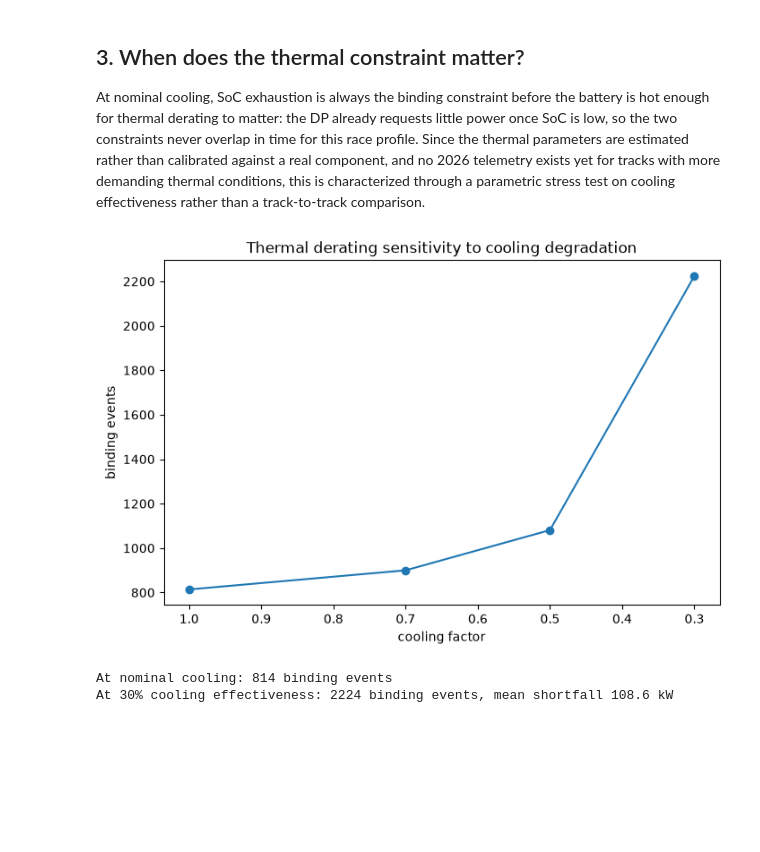
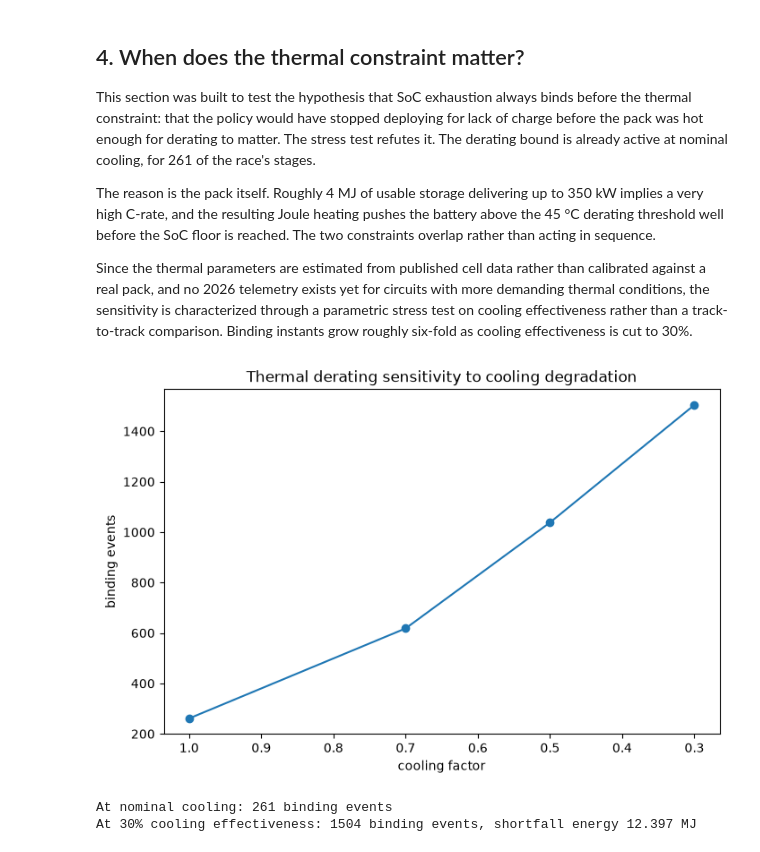
Before and after one commit to tommasoandina1/thermal-aware-ems-f1, a Jupyter notebook: controller/Summary_of_Results.ipynb, the cells around one changed output. Cells and saved outputs as stored; diff of their text form; code cells hidden in the pictures; blank space fills up the shorter version.

```diff
--- a/controller/Summary_of_Results.ipynb
+++ b/controller/Summary_of_Results.ipynb
@@ -15,8 +25,8 @@ a thermal stress test in one notebook is impractical).
 import numpy as np
 import matplotlib.pyplot as plt
 
-multi_lap = np.load('/app/data/results/multi_lap_comparison.npz')
-thermal = np.load('/app/data/results/thermal_analysis.npz')
+multi_lap = np.load('data/results/multi_lap_comparison.npz')
+thermal = np.load('data/results/thermal_analysis.npz')
 
 t = multi_lap['t']
 N_lap = multi_lap['N_lap']
@@ -114,27 +218,36 @@ adjusted to match the original expectation.
 # %% [markdown]
-## 3. When does the thermal constraint matter?
+## 4. When does the thermal constraint matter?
 
-At nominal cooling, SoC exhaustion is always the binding constraint before the battery is hot
-enough for thermal derating to matter: the DP already requests little power once SoC is low,
-so the two constraints never overlap in time for this race profile. Since the thermal
-parameters are estimated rather than calibrated against a real component, and no 2026
-telemetry exists yet for tracks with more demanding thermal conditions, this is characterized
-through a parametric stress test on cooling effectiveness rather than a track-to-track
-comparison.
+This section was built to test the hypothesis that SoC exhaustion always binds before the
+thermal constraint: that the policy would have stopped deploying for lack of charge before
+the pack was hot enough for derating to matter. The stress test refutes it. The derating
+bound is already active at nominal cooling, for 261 of the race's stages.
+
+The reason is the pack itself. Roughly 4 MJ of usable storage delivering up to 350 kW implies
+a very high C-rate, and the resulting Joule heating pushes the battery above the 45 °C
+derating threshold well before the SoC floor is reached. The two constraints overlap rather
+than acting in sequence.
+
+Since the thermal parameters are estimated from published cell data rather than calibrated
+against a real pack, and no 2026 telemetry exists yet for circuits with more demanding
+thermal conditions, the sensitivity is characterized through a parametric stress test on
+cooling effectiveness rather than a track-to-track comparison. Binding instants grow roughly
+six-fold as cooling effectiveness is cut to 30%.
 # %%
 plt.figure(figsize=(8, 5))
 plt.plot(thermal['cfs'], thermal['binding_counts'], 'o-')
 plt.xlabel('cooling factor')
 plt.ylabel('binding events')
 plt.title('Thermal derating sensitivity to cooling degradation')
 plt.gca().invert_xaxis()
 plt.show()
 
-print(f"At nominal cooling: {thermal['binding_counts'][0]:.0f} binding events")
-print(f"At 30% cooling effectiveness: {thermal['binding_counts'][-1]:.0f} binding events, "
-      f"mean shortfall {thermal['gap_before_mean']/1e3:.1f} kW")
+
+print(f"At nominal cooling: {thermal['binding_counts'][0]} binding events")
+print(f"At 30% cooling effectiveness: {thermal['binding_counts'][-1]} binding events, "
+      f"shortfall energy {thermal['shortfall_energy'][-1]:.3f} MJ")
 # %% [output]
-[figure, old version]
+[figure, new version]
-At nominal cooling: 814 binding events
-At 30% cooling effectiveness: 2224 binding events, mean shortfall 108.6 kW
+At nominal cooling: 261 binding events
+At 30% cooling effectiveness: 1504 binding events, shortfall energy 12.397 MJ
 # %% [markdown]
```
Also changed, not shown: parts of 12 cells of this notebook, 17 other files.
